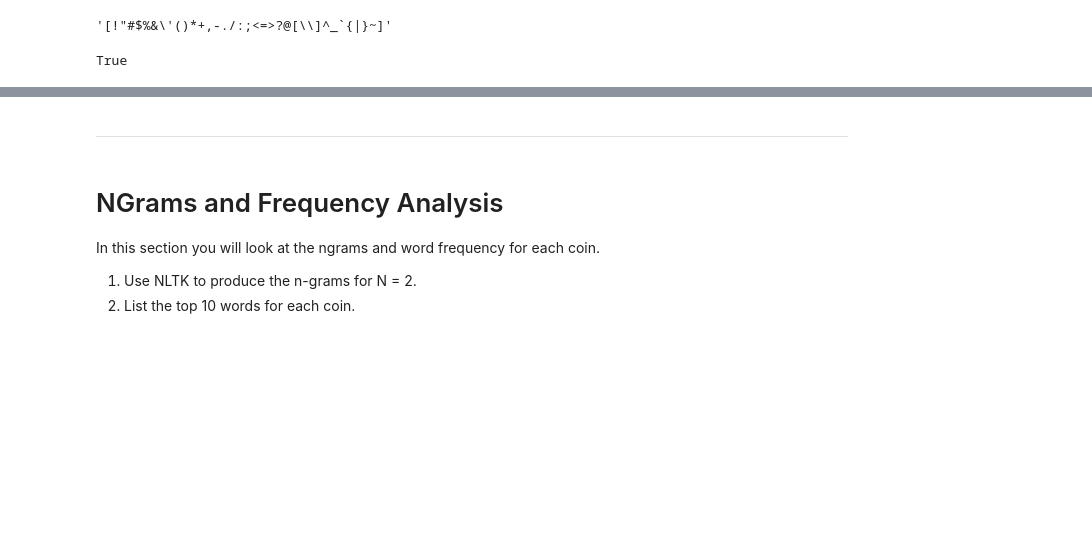
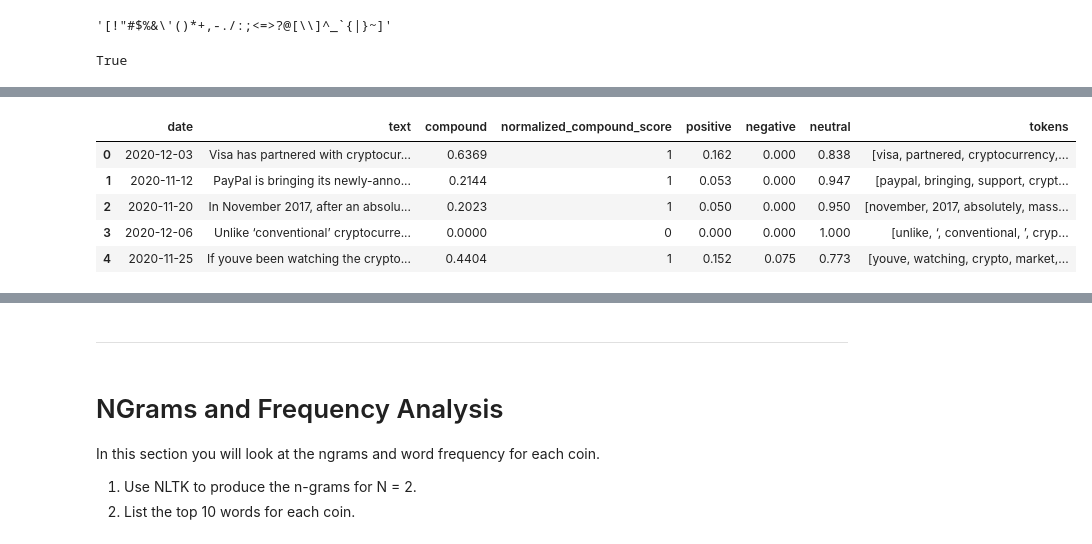
Before and after one commit to drg-developer-2-GWFinTech-Homeworks/homework-unit12-nlp, a Jupyter notebook: crypto_sentiment.ipynb, the cells around one changed output, grey strips where cells are left out. Cells and saved outputs as stored; diff of their text form; code cells hidden in the pictures; blank space fills up the shorter version.

```diff
--- a/crypto_sentiment.ipynb
+++ b/crypto_sentiment.ipynb
@@ -351,2 +350,20 @@ SyntaxError: invalid syntax (<ipython-input-141-5cc874529768>, line 6)
+# %%
+# Create a new tokens column for bitcoin
+# bitcoin_df["tokens"] = []
+# tokenizer(bitcoin_df["text"])
+
+bitcoin_df_tokens = []
+for text in bitcoin_df["text"].values:
+    bitcoin_df_tokens.append(tokenizer(text))
+
+bitcoin_df["tokens"] = bitcoin_df_tokens
+bitcoin_df.head()
+# %% [output]
+|  | date | text | compound | normalized_compound_score | positive | negative | neutral | tokens |
+| 0 | 2020-12-03 | Visa has partnered with cryptocur... | 0.6369 | 1 | 0.162 | 0.000 | 0.838 | [visa, partnered, cryptocurrency,... |
+| 1 | 2020-11-12 | PayPal is bringing its newly-anno... | 0.2144 | 1 | 0.053 | 0.000 | 0.947 | [paypal, bringing, support, crypt... |
+| 2 | 2020-11-20 | In November 2017, after an absolu... | 0.2023 | 1 | 0.050 | 0.000 | 0.950 | [november, 2017, absolutely, mass... |
+| 3 | 2020-12-06 | Unlike ‘conventional’ cryptocurre... | 0.0000 | 0 | 0.000 | 0.000 | 1.000 | [unlike, ‘, conventional, ’, cryp... |
+| 4 | 2020-11-25 | If youve been watching the crypto... | 0.4404 | 1 | 0.152 | 0.075 | 0.773 | [youve, watching, crypto, market,... |
 # %%
 # Create a new tokens column for ethereum
```
Also changed, not shown: parts of 19 cells of this notebook.
